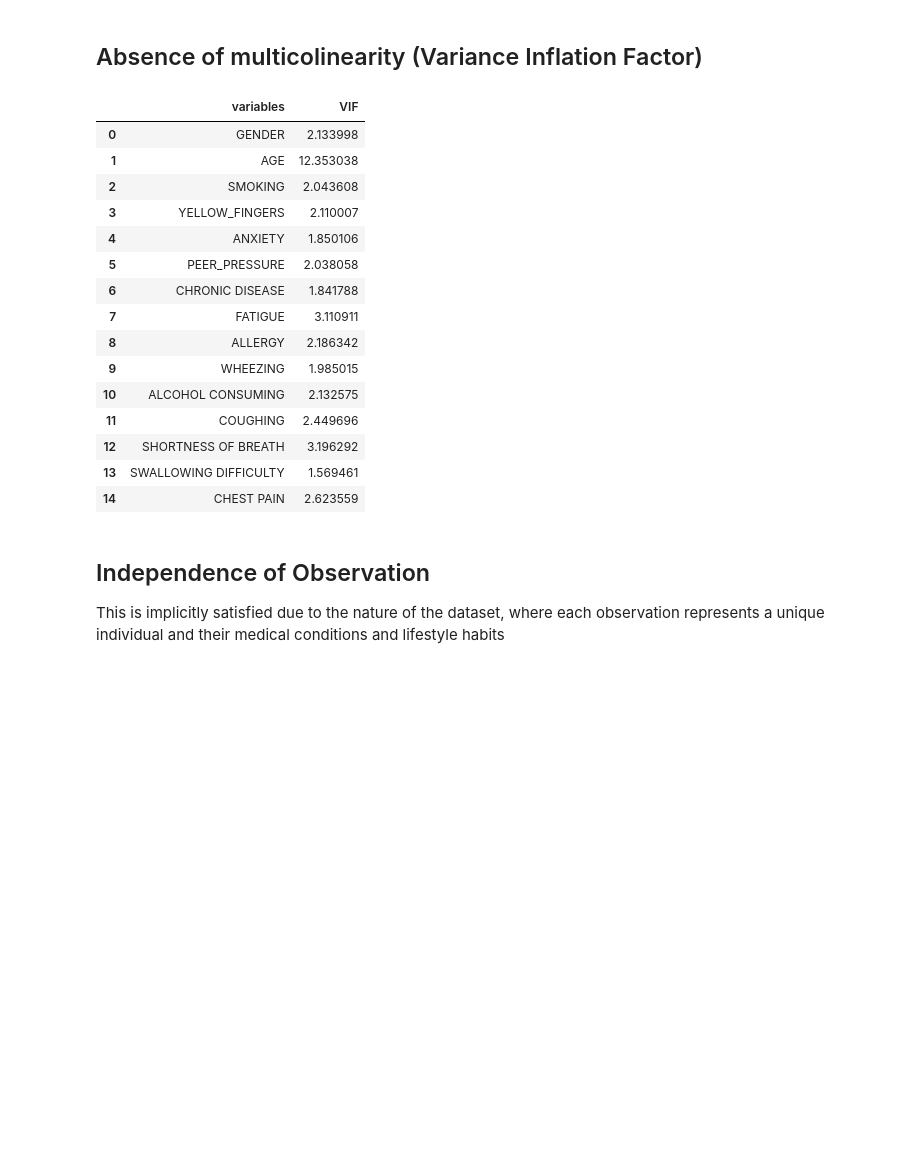
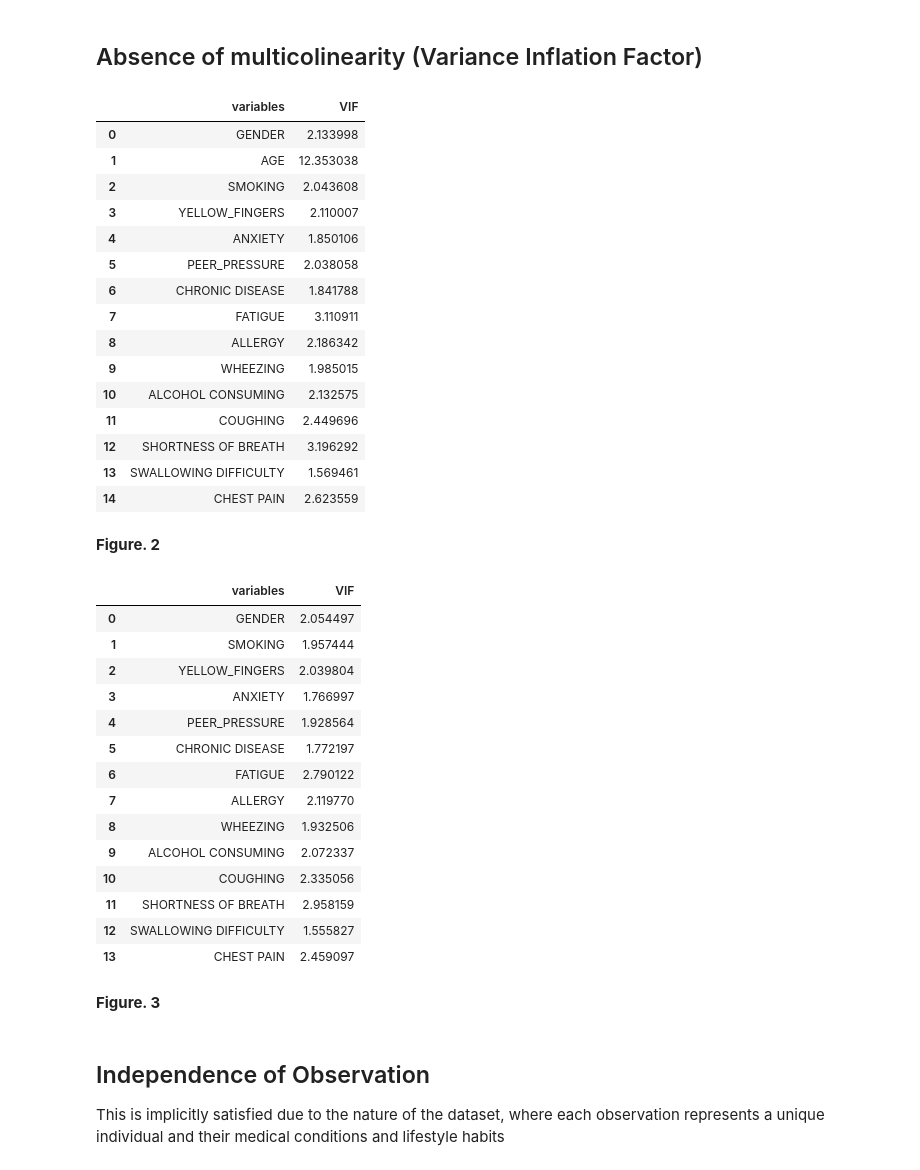
Before and after one commit to calebang/DSA312, a Jupyter notebook: Project_Part2/Jun Hao's notebook.ipynb, the cells around one changed output. Saved outputs shown, nothing was run; the diff lists cells and outputs as text; code cells hidden in the pictures; blank space fills up the shorter version.

```diff
--- a/Project_Part2/Jun Hao's notebook.ipynb
+++ b/Project_Part2/Jun Hao's notebook.ipynb
@@ -130,30 +107,52 @@ const           2.7843      1.943      1.433      0.152      -1.024       6.593
 # %%
 # Use variance inflation factor to identify any significant multi-collinearity
 df_notarget = df_age.drop("LUNG_CANCER", axis = 1)
 def calc_vif(df):
     vif = pd.DataFrame()
     vif["variables"] = df.columns
     vif["VIF"] = [variance_inflation_factor(df.values, i) for i in range(df.shape[1])]
     return(vif)
 
 calc_vif(df_notarget)
+display(HTML("<p style='text-align: left; font-weight: bold;'>Figure. 2</p>"))
+
+df_notarget_noage = df_age.drop(["LUNG_CANCER","AGE"], axis = 1)
+calc_vif(df_notarget_noage)
+display(HTML("<p style='text-align: left; font-weight: bold;'>Figure. 3</p>"))
 # %% [output]
 |  | variables | VIF |
 | 0 | GENDER | 2.133998 |
 | 1 | AGE | 12.353038 |
 | 2 | SMOKING | 2.043608 |
 | 3 | YELLOW_FINGERS | 2.110007 |
 | 4 | ANXIETY | 1.850106 |
 | 5 | PEER_PRESSURE | 2.038058 |
 | 6 | CHRONIC DISEASE | 1.841788 |
 | 7 | FATIGUE | 3.110911 |
 | 8 | ALLERGY | 2.186342 |
 | 9 | WHEEZING | 1.985015 |
 | 10 | ALCOHOL CONSUMING | 2.132575 |
 | 11 | COUGHING | 2.449696 |
 | 12 | SHORTNESS OF BREATH | 3.196292 |
 | 13 | SWALLOWING DIFFICULTY | 1.569461 |
 | 14 | CHEST PAIN | 2.623559 |
+Figure. 2
+|  | variables | VIF |
+| 0 | GENDER | 2.054497 |
+| 1 | SMOKING | 1.957444 |
+| 2 | YELLOW_FINGERS | 2.039804 |
+| 3 | ANXIETY | 1.766997 |
+| 4 | PEER_PRESSURE | 1.928564 |
+| 5 | CHRONIC DISEASE | 1.772197 |
+| 6 | FATIGUE | 2.790122 |
+| 7 | ALLERGY | 2.119770 |
+| 8 | WHEEZING | 1.932506 |
+| 9 | ALCOHOL CONSUMING | 2.072337 |
+| 10 | COUGHING | 2.335056 |
+| 11 | SHORTNESS OF BREATH | 2.958159 |
+| 12 | SWALLOWING DIFFICULTY | 1.555827 |
+| 13 | CHEST PAIN | 2.459097 |
+Figure. 3
 # %% [markdown]
 ## Independence of Observation
 This is implicitly satisfied due to the nature of the dataset, where each observation represents a unique individual and their medical conditions and lifestyle habits
```
Also changed, not shown: parts of 12 cells of this notebook, 2 other files.
